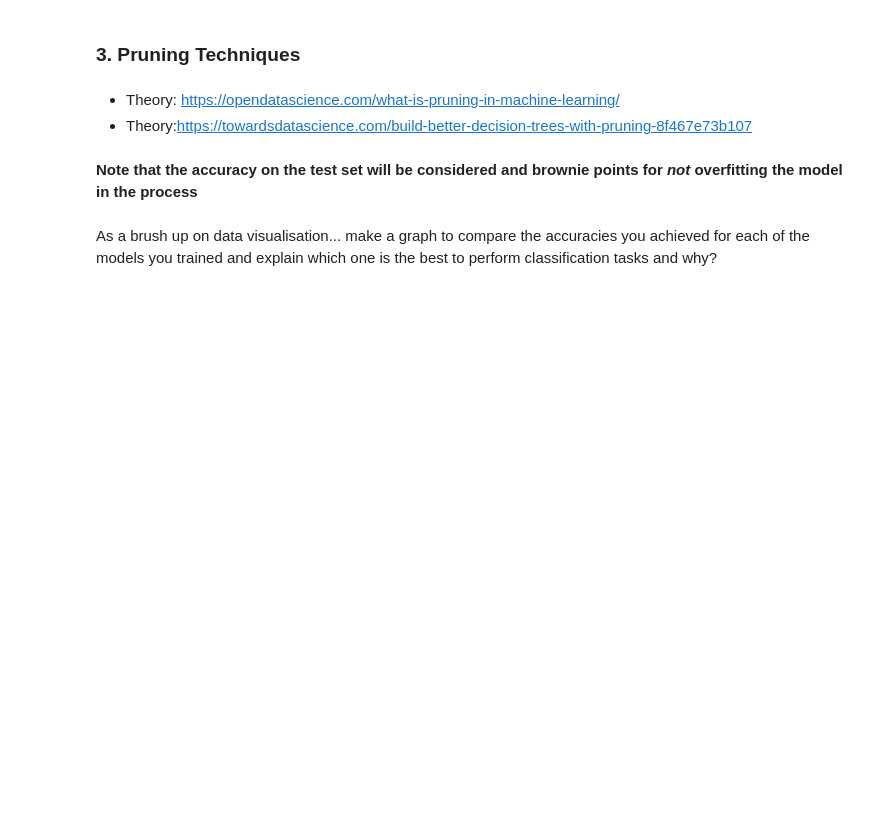
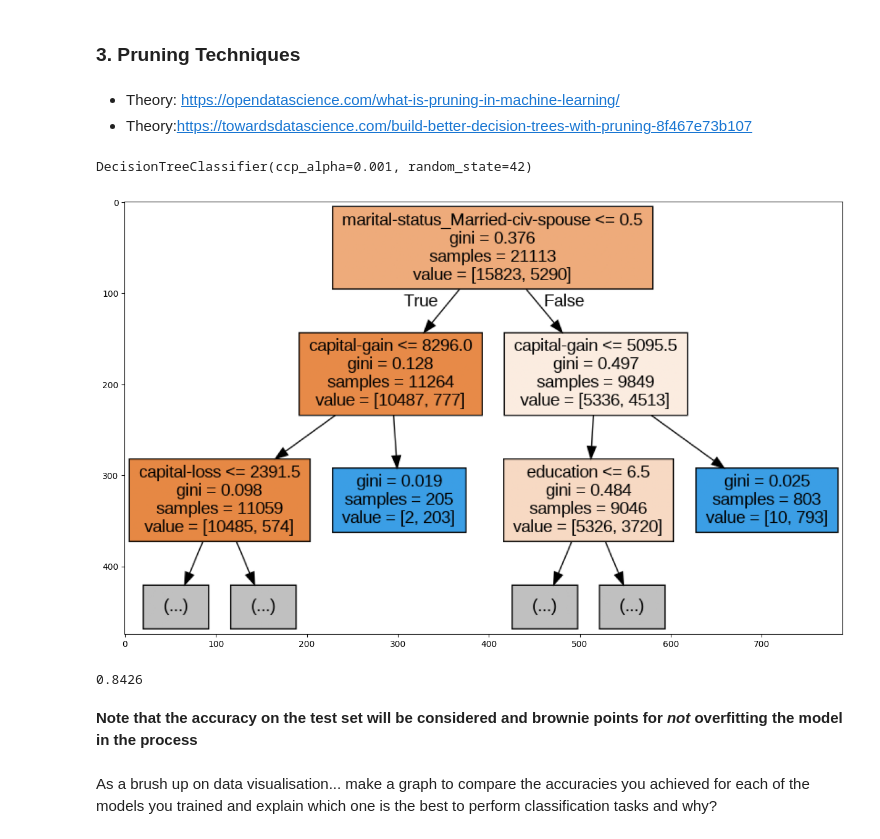
Before and after one commit to nityawastaken/Synapse_LP, a Jupyter notebook: nitya_Task_4.ipynb, the cells around one changed output. Saved outputs shown, nothing was run; the diff lists cells and outputs as text; code cells hidden in the pictures; blank space fills up the shorter version.

```diff
--- a/nitya_Task_4.ipynb
+++ b/nitya_Task_4.ipynb
@@ -374,2 +488,13 @@ https://scikit-learn.org/stable/modules/generated/sklearn.ensemble.AdaBoostClass
 # %% [markdown]
 Just to make things more interesting implement XGBoost as well and compare its accuracy with that of AdaBoost :)
+# %%
+#xgboost 2.1.1 is alr installed so
+from xgboost import XGBClassifier
+
+xgb = XGBClassifier(n_estimators=50, random_state=42)
+xgb.fit(X_train, y_train)
+
+y_pred = xgb.predict(X_test)
+accuracy = accuracy_score(y_test, y_pred)
+accuracies.append(accuracy)
+round(accuracy,4)
@@ -397,3 +523,45 @@ Ans:
+# %%
+
+#implement pruning
+
+from sklearn.model_selection import GridSearchCV
+
+params = {'ccp_alpha': [0.001, 0.01, 0.1, 1, 10]}
+
+grid_search = GridSearchCV(DecisionTreeClassifier(random_state=42), params, cv=5)
+grid_search.fit(X_train, y_train)
+
+best_ccp_alpha = grid_search.best_params_['ccp_alpha']
+
+pruned_dt = DecisionTreeClassifier(ccp_alpha=best_ccp_alpha, random_state=42)
+pruned_dt.fit(X_train, y_train)
+# %% [output]
+DecisionTreeClassifier(ccp_alpha=0.001, random_state=42)
+# %%
+#plot a tree (image) similar to one created for decision tree (graphwiz) for the pruning technique
+
+from sklearn import tree
+import matplotlib.pyplot as plt
+
+decision_tree = tree.export_graphviz(pruned_dt, out_file='pruned_tree.dot', feature_names=X_train.columns, max_depth=2, filled=True)
+
+!dot -Tpng pruned_tree.dot -o pruned_tree.png
+image = plt.imread('pruned_tree.png')
+
+plt.figure(figsize=(15,15))
+plt.imshow(image)
+plt.show()
+# %% [output]
+[figure, added]
+# %%
+#write your code here
+
+y_pred = pruned_dt.predict(X_test)
+accuracy = accuracy_score(y_test, y_pred)
+accuracies.append(accuracy)
+round(accuracy,4)
+# %% [output]
+0.8426
 # %% [markdown]
 <b>Note that the accuracy on the test set will be considered and brownie points for *not* overfitting the model in the process</b>
 # %% [markdown]
```
Also changed, not shown: parts of 40 cells of this notebook.
